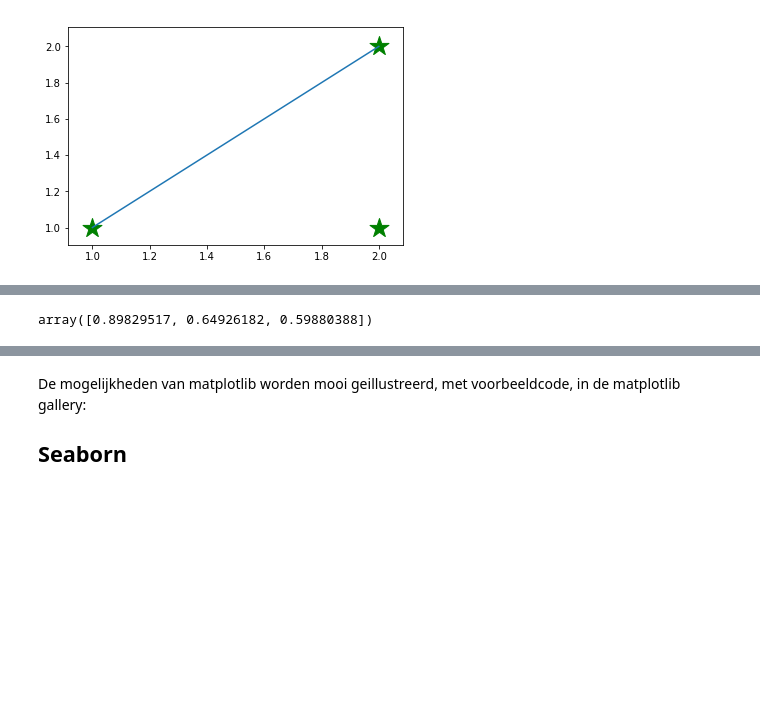
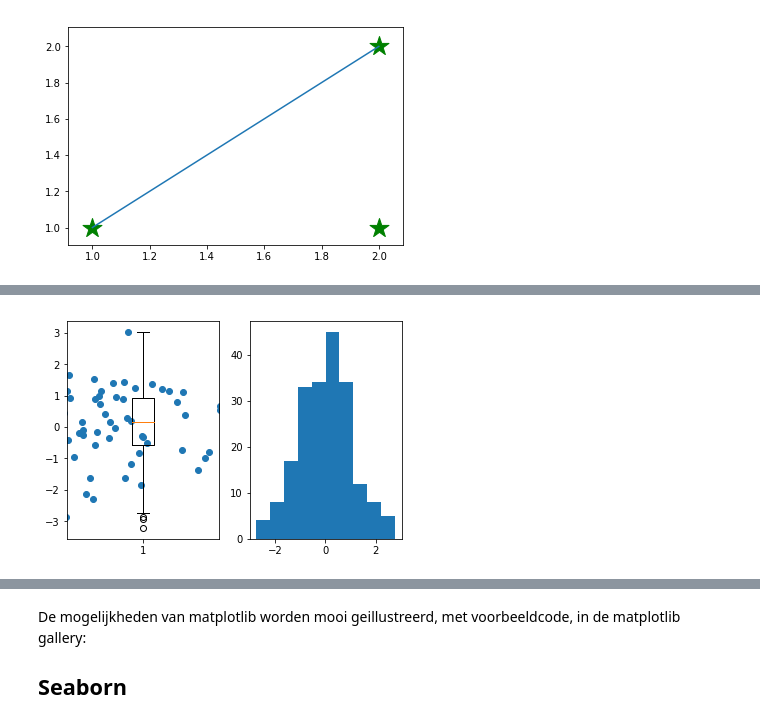
Before and after one commit to harcel/PyDataScienceIntroNL, a Jupyter notebook: Instructie_3.ipynb, the cells around one changed output, grey strips where cells are left out. Drawn from its saved outputs; the diff is of its cells as text; code cells hidden in the pictures; blank space fills up the shorter version.

```diff
--- a/Instructie_3.ipynb
+++ b/Instructie_3.ipynb
@@ -56,4 +51,9 @@ plt.hist(x)
-# %%
-y
-# %% [output]
-array([0.89829517, 0.64926182, 0.59880388])
+# %%
+plt.subplot(121)
+plt.scatter(x, y)
+plt.subplot(122)
+plt.hist(x)
+plt.subplot(121)
+plt.boxplot(y);    # De boxplot hier heeft het asbereik veranderd!
+# %% [output]
+[figure, added]
```
Also changed, not shown: parts of 4 cells of this notebook.
